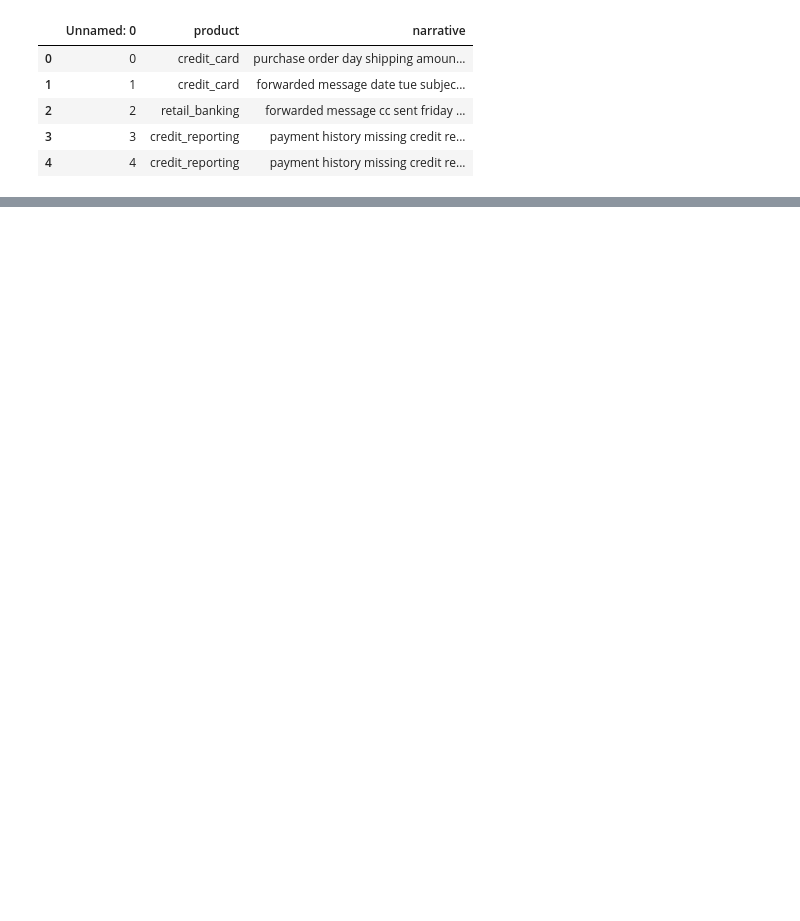
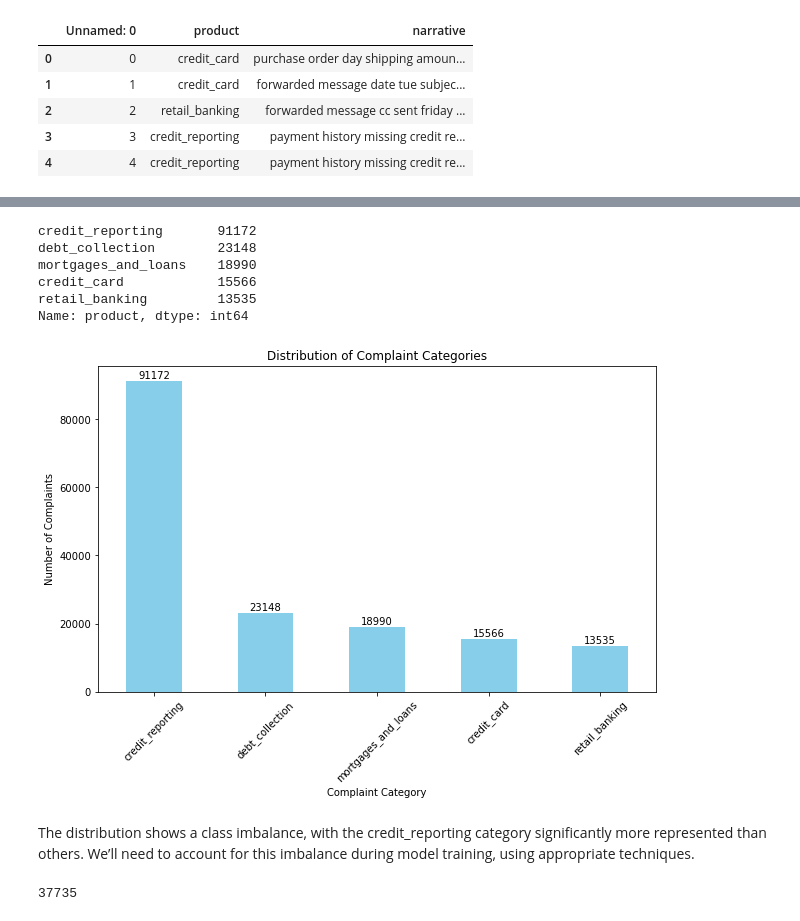
Before and after one commit to johnkul/nlp_consumer_complaints_classification, a Jupyter notebook: index.ipynb, the cells around one changed output, grey strips where cells are left out. Drawn from its saved outputs; the diff is of its cells as text; code cells hidden in the pictures; blank space fills up the shorter version.

Commit message:
Updated data exploration section to check and address unnecessry columns, missing values, duplicates, narrative distribution and text length.

```diff
--- a/index.ipynb
+++ b/index.ipynb
@@ -79,0 +102,8 @@ df.head()
+# %%
+# Dropping the unnecessary 'Unnamed: 0' column
+df = df.drop(columns=['Unnamed: 0'])
+
+# Dropping rows with missing values in the 'narrative' column
+df = df.dropna(subset=['narrative'])
+
+df.info()
@@ -79,0 +120,39 @@ df.head()
+# %%
+# Checking the distribution of the 'product' categories
+product_distribution = df['product'].value_counts()
+
+product_distribution
+# %% [output]
+credit_reporting       91172
+debt_collection        23148
+mortgages_and_loans    18990
+credit_card            15566
+retail_banking         13535
+Name: product, dtype: int64
+# %%
+import matplotlib.pyplot as plt
+
+# Plotting the distribution of complaint categories with complaint counts on top of each bar
+plt.figure(figsize=(10, 6))
+ax = product_distribution.plot(kind='bar', color='skyblue')
+plt.title('Distribution of Complaint Categories')
+plt.xlabel('Complaint Category')
+plt.ylabel('Number of Complaints')
+plt.xticks(rotation=45)
+
+# Adding text labels on top of each bar
+for i, count in enumerate(product_distribution):
+    ax.text(i, count + 200, str(count), ha='center', va='bottom')
+
+plt.show()
+# %% [output]
+[figure, added]
+# %% [markdown]
+The distribution shows a class imbalance, with the credit_reporting category significantly more represented than others. We’ll need to account for this imbalance during model training, using appropriate techniques.
+# %%
+# Checking for duplicate rows based on 'product' and 'narrative' columns
+duplicates = df.duplicated(subset=['product', 'narrative']).sum()
+
+duplicates
+# %% [output]
+37735
```
Also changed, not shown: parts of 8 cells of this notebook.
